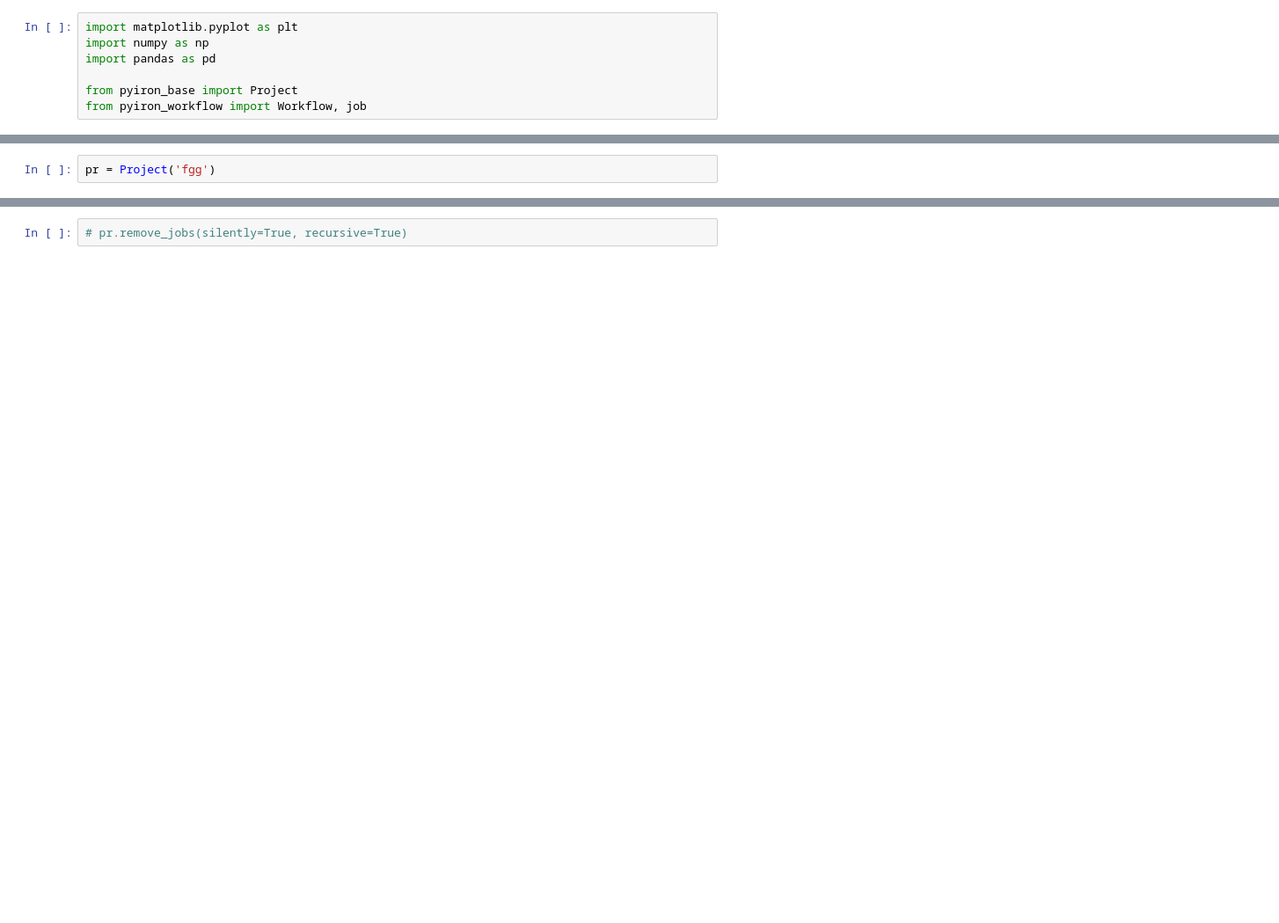
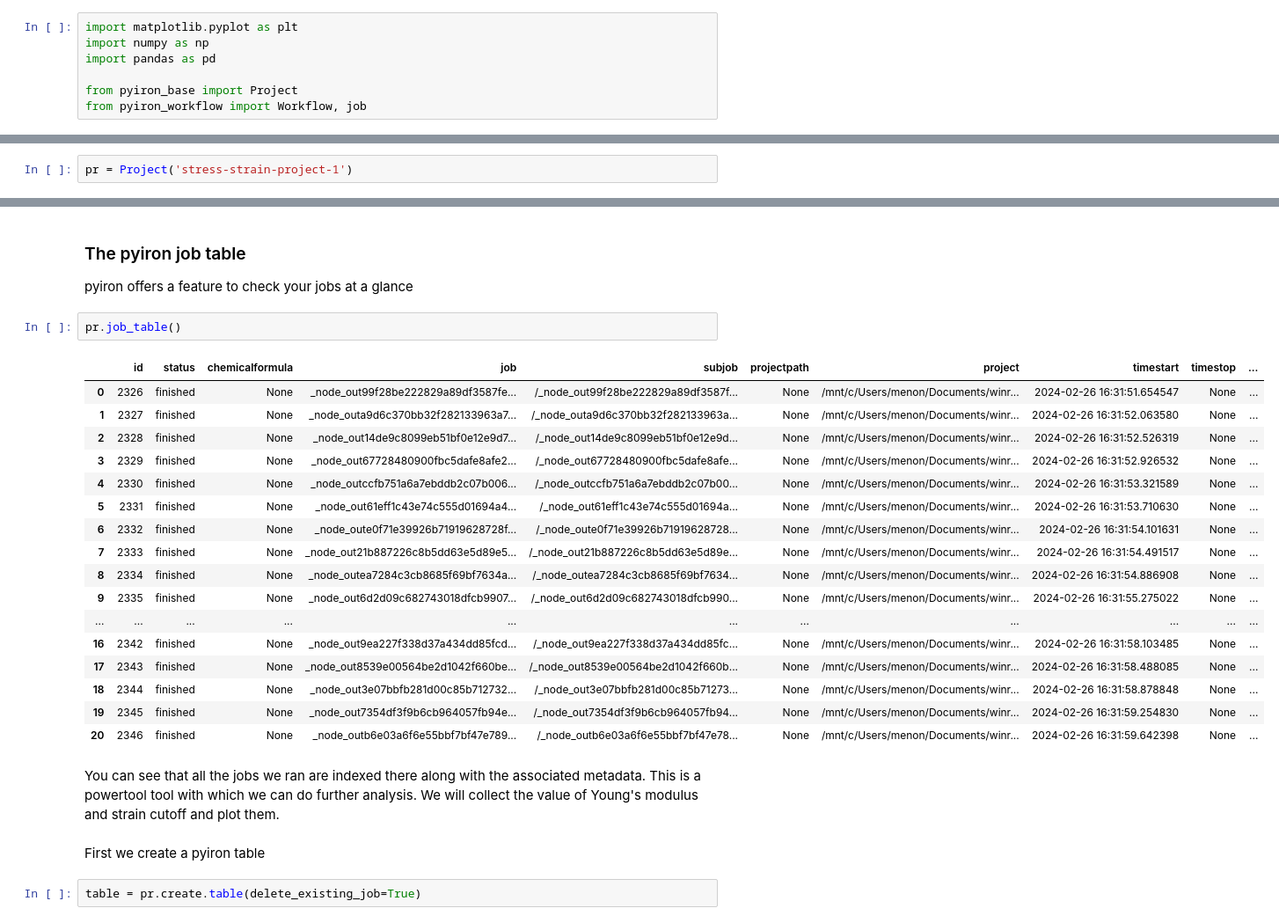
Before and after one commit to pyiron-workshop/PS-in-NFDI-demonstration, a Jupyter notebook: workflows/stress_strain.ipynb, the cells around one changed output, grey strips where cells are left out. Shown at 88% size. Drawn from its saved outputs; the diff is of its cells as text; blank space fills up the shorter version.

```diff
--- a/workflows/stress_strain.ipynb
+++ b/workflows/stress_strain.ipynb
@@ -79,3 +144,3 @@ macro(filename='dataset_1.csv', area=120.636, strain_cutoff=0.2, storage_backend
 # %%
-pr = Project('fgg')
+pr = Project('stress-strain-project-1')
 # %%
@@ -118,2 +193,30 @@ The job _node_out2c7c8b4db92af23dadf00f07f28b0e61 was saved and received the ID:
-# %%
-# pr.remove_jobs(silently=True, recursive=True)
+# %% [markdown]
+### The pyiron job table
+
+pyiron offers a feature to check your jobs at a glance
+# %%
+pr.job_table()
+# %% [output]
+|  | id | status | chemicalformula | job | subjob | projectpath | project | timestart | timestop | ... |
+| 0 | 2326 | finished | None | _node_out99f28be222829a89df3587fe... | /_node_out99f28be222829a89df3587f... | None | /mnt/c/Users/menon/Documents/winr... | 2024-02-26 16:31:51.654547 | None | ... |
+| 1 | 2327 | finished | None | _node_outa9d6c370bb32f282133963a7... | /_node_outa9d6c370bb32f282133963a... | None | /mnt/c/Users/menon/Documents/winr... | 2024-02-26 16:31:52.063580 | None | ... |
+| 2 | 2328 | finished | None | _node_out14de9c8099eb51bf0e12e9d7... | /_node_out14de9c8099eb51bf0e12e9d... | None | /mnt/c/Users/menon/Documents/winr... | 2024-02-26 16:31:52.526319 | None | ... |
+| 3 | 2329 | finished | None | _node_out67728480900fbc5dafe8afe2... | /_node_out67728480900fbc5dafe8afe... | None | /mnt/c/Users/menon/Documents/winr... | 2024-02-26 16:31:52.926532 | None | ... |
+| 4 | 2330 | finished | None | _node_outccfb751a6a7ebddb2c07b006... | /_node_outccfb751a6a7ebddb2c07b00... | None | /mnt/c/Users/menon/Documents/winr... | 2024-02-26 16:31:53.321589 | None | ... |
+| 5 | 2331 | finished | None | _node_out61eff1c43e74c555d01694a4... | /_node_out61eff1c43e74c555d01694a... | None | /mnt/c/Users/menon/Documents/winr... | 2024-02-26 16:31:53.710630 | None | ... |
+| 6 | 2332 | finished | None | _node_oute0f71e39926b71919628728f... | /_node_oute0f71e39926b71919628728... | None | /mnt/c/Users/menon/Documents/winr... | 2024-02-26 16:31:54.101631 | None | ... |
+| 7 | 2333 | finished | None | _node_out21b887226c8b5dd63e5d89e5... | /_node_out21b887226c8b5dd63e5d89e... | None | /mnt/c/Users/menon/Documents/winr... | 2024-02-26 16:31:54.491517 | None | ... |
+| 8 | 2334 | finished | None | _node_outea7284c3cb8685f69bf7634a... | /_node_outea7284c3cb8685f69bf7634... | None | /mnt/c/Users/menon/Documents/winr... | 2024-02-26 16:31:54.886908 | None | ... |
+| 9 | 2335 | finished | None | _node_out6d2d09c682743018dfcb9907... | /_node_out6d2d09c682743018dfcb990... | None | /mnt/c/Users/menon/Documents/winr... | 2024-02-26 16:31:55.275022 | None | ... |
+| ... | ... | ... | ... | ... | ... | ... | ... | ... | ... | ... |
+| 16 | 2342 | finished | None | _node_out9ea227f338d37a434dd85fcd... | /_node_out9ea227f338d37a434dd85fc... | None | /mnt/c/Users/menon/Documents/winr... | 2024-02-26 16:31:58.103485 | None | ... |
+| 17 | 2343 | finished | None | _node_out8539e00564be2d1042f660be... | /_node_out8539e00564be2d1042f660b... | None | /mnt/c/Users/menon/Documents/winr... | 2024-02-26 16:31:58.488085 | None | ... |
+| 18 | 2344 | finished | None | _node_out3e07bbfb281d00c85b712732... | /_node_out3e07bbfb281d00c85b71273... | None | /mnt/c/Users/menon/Documents/winr... | 2024-02-26 16:31:58.878848 | None | ... |
+| 19 | 2345 | finished | None | _node_out7354df3f9b6cb964057fb94e... | /_node_out7354df3f9b6cb964057fb94... | None | /mnt/c/Users/menon/Documents/winr... | 2024-02-26 16:31:59.254830 | None | ... |
+| 20 | 2346 | finished | None | _node_outb6e03a6f6e55bbf7bf47e789... | /_node_outb6e03a6f6e55bbf7bf47e78... | None | /mnt/c/Users/menon/Documents/winr... | 2024-02-26 16:31:59.642398 | None | ... |
+# %% [markdown]
+You can see that all the jobs we ran are indexed there along with the associated metadata. This is a powertool tool with which we can do further analysis. We will collect the value of Young's modulus and strain cutoff and plot them.
+# %% [markdown]
+First we create a pyiron table
+# %%
+table = pr.create.table(delete_existing_job=True)
```
Also changed, not shown: parts of 49 cells of this notebook, 1 other file.
